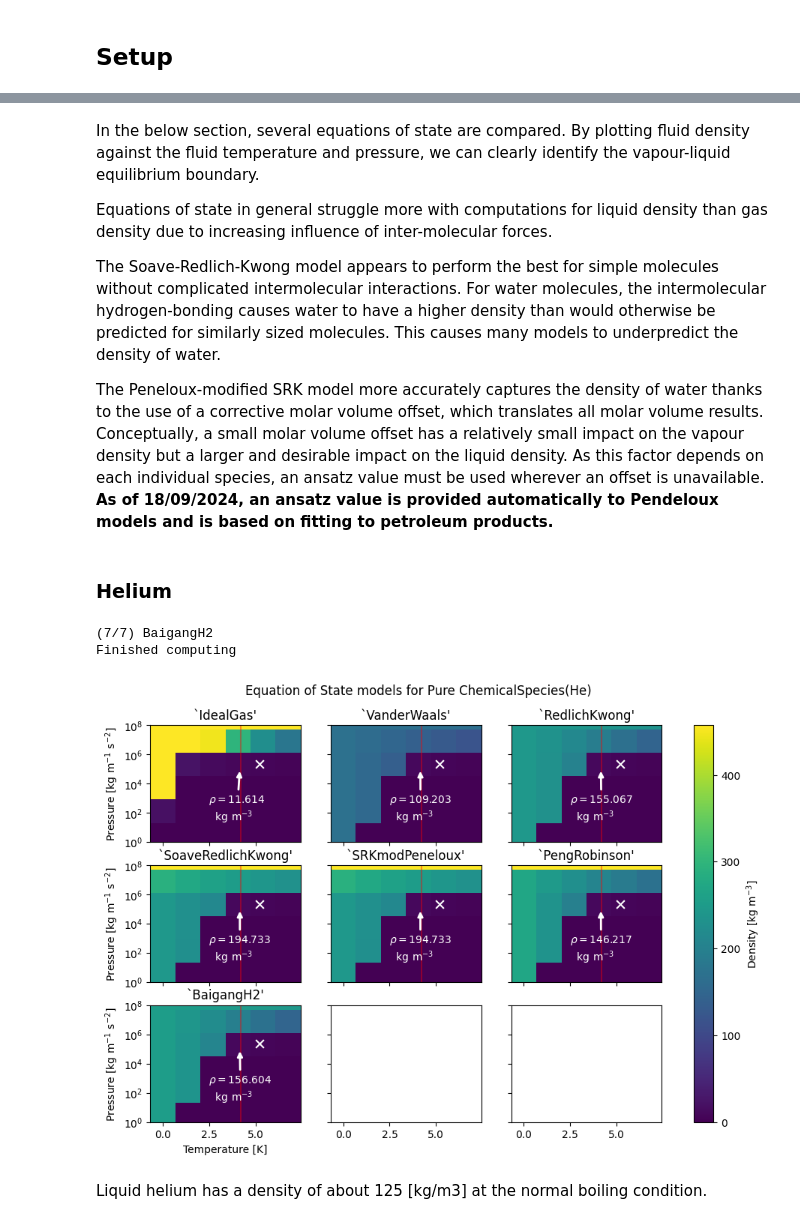
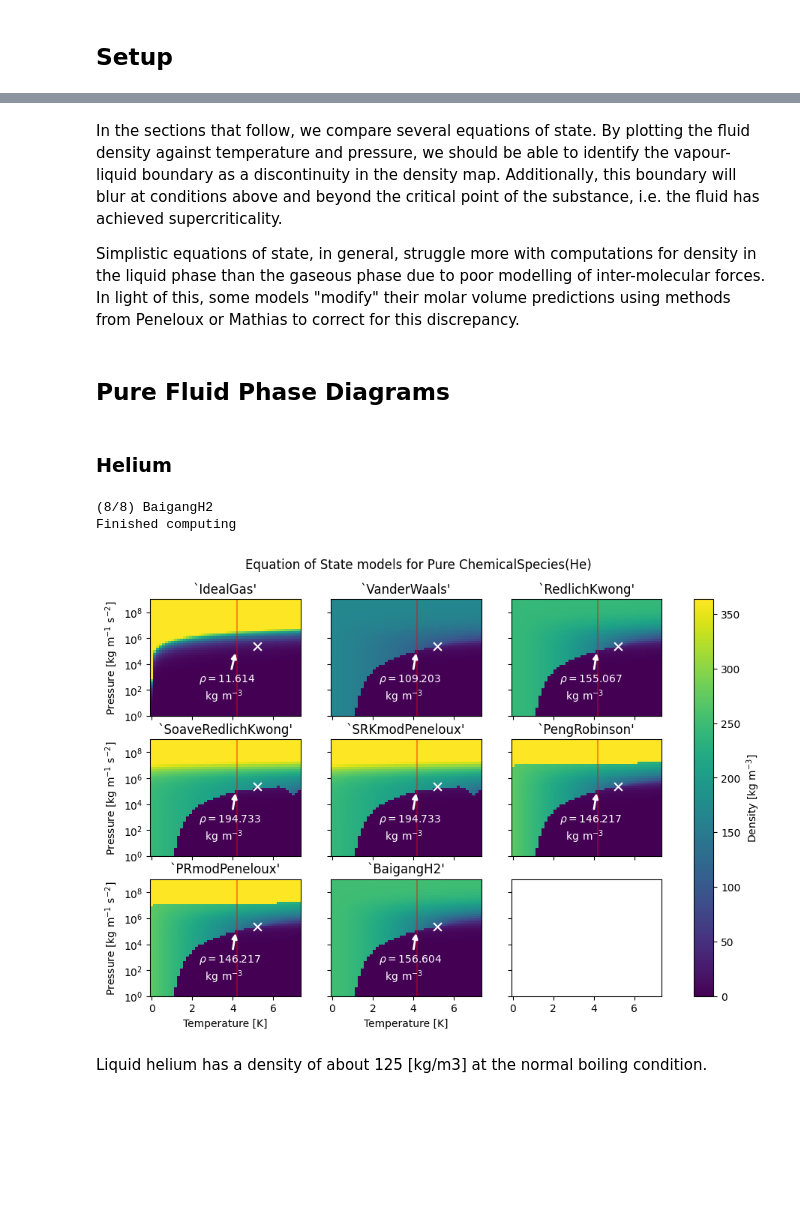
Before and after one commit to yaseen157/carpy, a Jupyter notebook: docs/source/demo/Equations of State.ipynb, the cells around one changed output, grey strips where cells are left out. Cells and saved outputs as stored; diff of their text form; code cells hidden in the pictures; blank space fills up the shorter version.

Commit message:
Passing, ModPeneloux and ModMathias initial commit

```diff
--- a/docs/source/demo/Equations of State.ipynb
+++ b/docs/source/demo/Equations of State.ipynb
@@ -10,7 +10,9 @@ from carpy.physicalchem import eostate, species, fluids, UnreactiveFluidModel
 from carpy.utility import Quantity
 # %%
 # For looping, we'll define an iterable for the equations of state to test
-equations_of_state = (eostate.IdealGas, eostate.VdW, eostate.RK, eostate.SRK, eostate.SRKmP, eostate.PR, eostate.BH2)
+equations_of_state = (
+    eostate.IdealGas, eostate.VdW, eostate.RK, eostate.SRK, eostate.SRKmP,
+    eostate.PR, eostate.PRmP, eostate.BH2)
 # %%
 # For temperature colouration, use a colour map where the normalised temperature is white
 cmap = plt.get_cmap("coolwarm")
@@ -25,27 +25,22 @@ def get_colour(x):
 # %% [markdown]
-In the below section, several equations of state are compared.
-By plotting fluid density against the fluid temperature and pressure, we can clearly identify the vapour-liquid equilibrium boundary.
+In the sections that follow, we compare several equations of state.
+By plotting the fluid density against temperature and pressure, we should be able to identify the vapour-liquid boundary as a discontinuity in the density map.
+Additionally, this boundary will blur at conditions above and beyond the critical point of the substance, i.e. the fluid has achieved supercriticality.
 
-Equations of state in general struggle more with computations for liquid density than gas density due to increasing influence of inter-molecular forces.
-
-The Soave-Redlich-Kwong model appears to perform the best for simple molecules without complicated intermolecular interactions.
-For water molecules, the intermolecular hydrogen-bonding causes water to have a higher density than would otherwise be predicted for similarly sized molecules.
-This causes many models to underpredict the density of water.
-
-The Peneloux-modified SRK model more accurately captures the density of water thanks to the use of a corrective molar volume offset, which translates all molar volume results.
-Conceptually, a small molar volume offset has a relatively small impact on the vapour density but a larger and desirable impact on the liquid density.
-As this factor depends on each individual species, an ansatz value must be used wherever an offset is unavailable.
-**As of 18/09/2024, an ansatz value is provided automatically to Pendeloux models and  is based on fitting to petroleum products.**
+Simplistic equations of state, in general, struggle more with computations for density in the liquid phase than the gaseous phase due to poor modelling of inter-molecular forces.
+In light of this, some models "modify" their molar volume predictions using methods from Peneloux or Mathias to correct for this discrepancy.
+# %% [markdown]
+## Pure Fluid Phase Diagrams
 # %%
 # Data generation options
-resolution = 6
+resolution = 50
 
 # Figure parameters
 figwidth = 11
 ncols = 3
 aspect = 1.6
 # %%
-def plot_density_maps(chem_species) -> None:
+def plot_species_density(chem_species) -> None:
     """
     Given a pure chemical species, compute the density of the fluid per available equation of state models.
 
@@ -56,8 +51,8 @@ def plot_density_maps(chem_species) -> None:
 
     """
     # Pressure and temperature limits are autoscaled w.r.t critical pressure and temperature
-    p = Quantity(np.logspace(0, np.round(np.log10(float(chem_species.p_c)) + 0.3)+2, resolution), "Pa")
-    T = Quantity(np.linspace(1e-3, (Tmargin := 1.3) * float(chem_species.T_c), resolution), "K")
+    p = Quantity(np.logspace(0, np.round(np.log10(float(chem_species.p_c)) + 0.3)+3, resolution), "Pa")
+    T = Quantity(np.linspace(1e-3, (Tmargin := 1.4) * float(chem_species.T_c), resolution), "K")
     pgrid, Tgrid = np.meshgrid(p, T)
 
     # Compute colourmap data
@@ -92,7 +87,7 @@ def plot_density_maps(chem_species) -> None:
     else:
         print(f"\n{'Finished computing':<20s}")
 
-    dens_hi = max([np.percentile(v, 55) for (_, v) in dens_data.items()]) * 2
+    dens_hi = max([np.percentile(v, 65) for (_, v) in dens_data.items()]) * 1.5
 
     # Create figure
     nrows = int(np.ceil(len(equations_of_state) / ncols))
@@ -138,11 +133,11 @@ def plot_density_maps(chem_species) -> None:
 # %% [markdown]
 ### Helium
 # %%
-plot_density_maps(species.helium())
+plot_species_density(species.helium())
 # %% [output]
-(7/7) BaigangH2
+(8/8) BaigangH2
 Finished computing
-[figure, old version]
+[figure, new version]
 # %% [markdown]
 Liquid helium has a density of about 125 [kg/m3] at the normal boiling condition.
 # %% [markdown]
```
Also changed, not shown: parts of 19 cells of this notebook, 6 other files.
